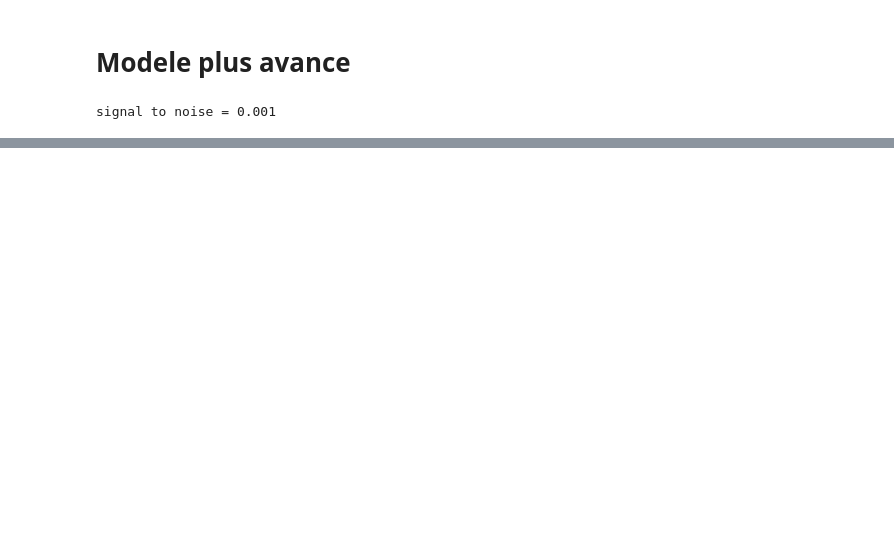
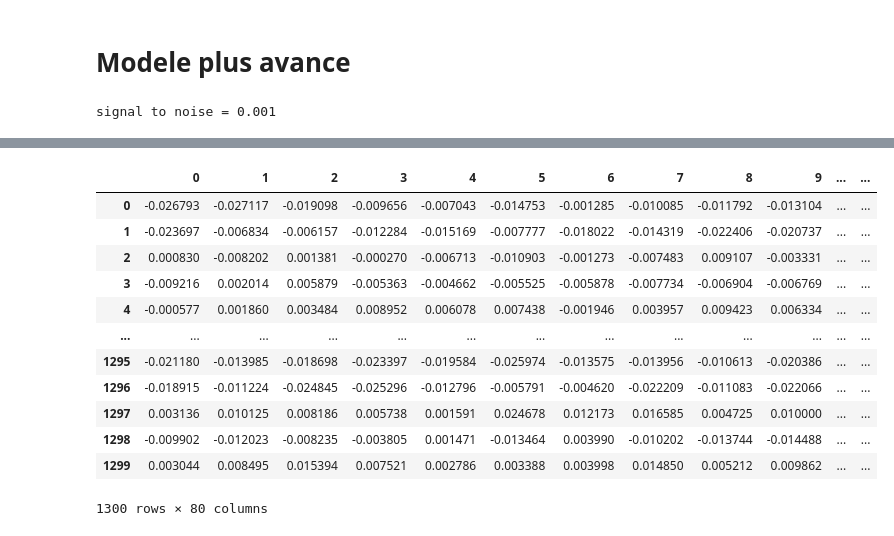
Before and after one commit to PyTomSss/StatApp_M1_ENSAE, a Jupyter notebook: Notebook_Philippe_Ref.ipynb, the cells around one changed output, grey strips where cells are left out. Drawn from its saved outputs; the diff is of its cells as text; code cells hidden in the pictures; blank space fills up the shorter version.

```diff
--- a/Notebook_Philippe_Ref.ipynb
+++ b/Notebook_Philippe_Ref.ipynb
@@ -135,3 +135,19 @@ pnl_ols.cumsum().plot()
+# %%
+assets
+# %% [output]
+|  | 0 | 1 | 2 | 3 | 4 | 5 | 6 | 7 | 8 | 9 | ... | ... |
+| 0 | -0.026793 | -0.027117 | -0.019098 | -0.009656 | -0.007043 | -0.014753 | -0.001285 | -0.010085 | -0.011792 | -0.013104 | ... | ... |
+| 1 | -0.023697 | -0.006834 | -0.006157 | -0.012284 | -0.015169 | -0.007777 | -0.018022 | -0.014319 | -0.022406 | -0.020737 | ... | ... |
+| 2 | 0.000830 | -0.008202 | 0.001381 | -0.000270 | -0.006713 | -0.010903 | -0.001273 | -0.007483 | 0.009107 | -0.003331 | ... | ... |
+| 3 | -0.009216 | 0.002014 | 0.005879 | -0.005363 | -0.004662 | -0.005525 | -0.005878 | -0.007734 | -0.006904 | -0.006769 | ... | ... |
+| 4 | -0.000577 | 0.001860 | 0.003484 | 0.008952 | 0.006078 | 0.007438 | -0.001946 | 0.003957 | 0.009423 | 0.006334 | ... | ... |
+| ... | ... | ... | ... | ... | ... | ... | ... | ... | ... | ... | ... | ... |
+| 1295 | -0.021180 | -0.013985 | -0.018698 | -0.023397 | -0.019584 | -0.025974 | -0.013575 | -0.013956 | -0.010613 | -0.020386 | ... | ... |
+| 1296 | -0.018915 | -0.011224 | -0.024845 | -0.025296 | -0.012796 | -0.005791 | -0.004620 | -0.022209 | -0.011083 | -0.022066 | ... | ... |
+| 1297 | 0.003136 | 0.010125 | 0.008186 | 0.005738 | 0.001591 | 0.024678 | 0.012173 | 0.016585 | 0.004725 | 0.010000 | ... | ... |
+| 1298 | -0.009902 | -0.012023 | -0.008235 | -0.003805 | 0.001471 | -0.013464 | 0.003990 | -0.010202 | -0.013744 | -0.014488 | ... | ... |
+| 1299 | 0.003044 | 0.008495 | 0.015394 | 0.007521 | 0.002786 | 0.003388 | 0.003998 | 0.014850 | 0.005212 | 0.009862 | ... | ... |
+1300 rows × 80 columns
 # %%
 sharpes = {}
 costs_break_even = {}
```
Also changed, not shown: parts of 7 cells of this notebook, 1 other file.
